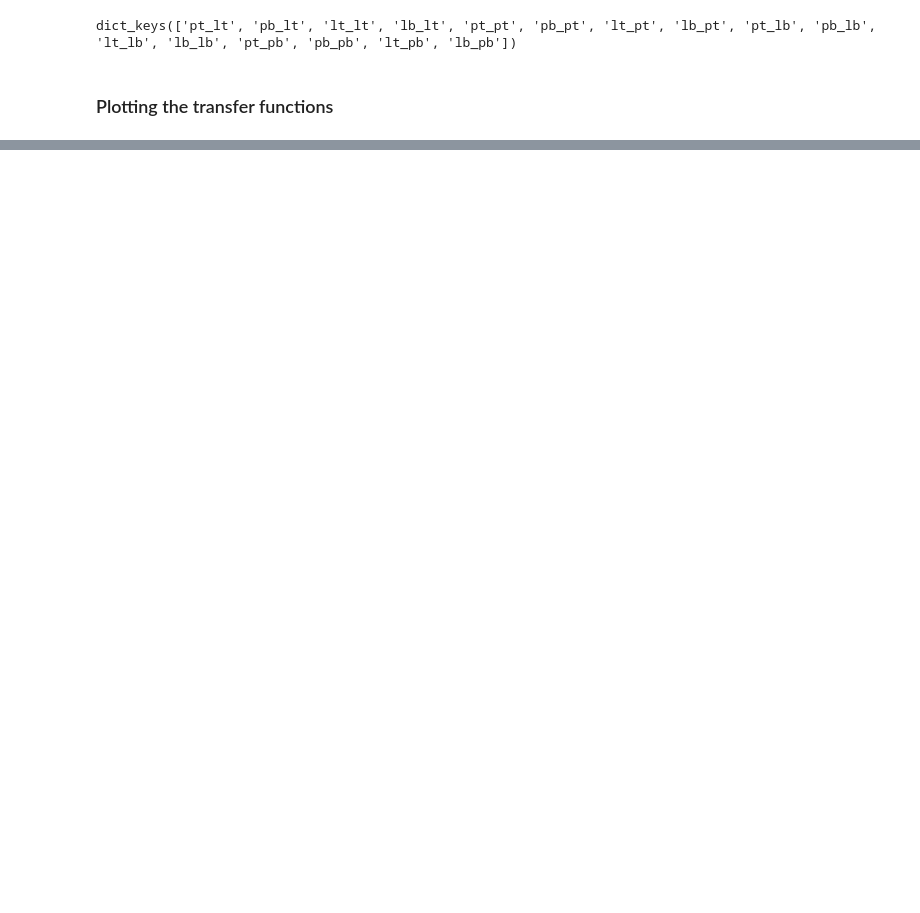
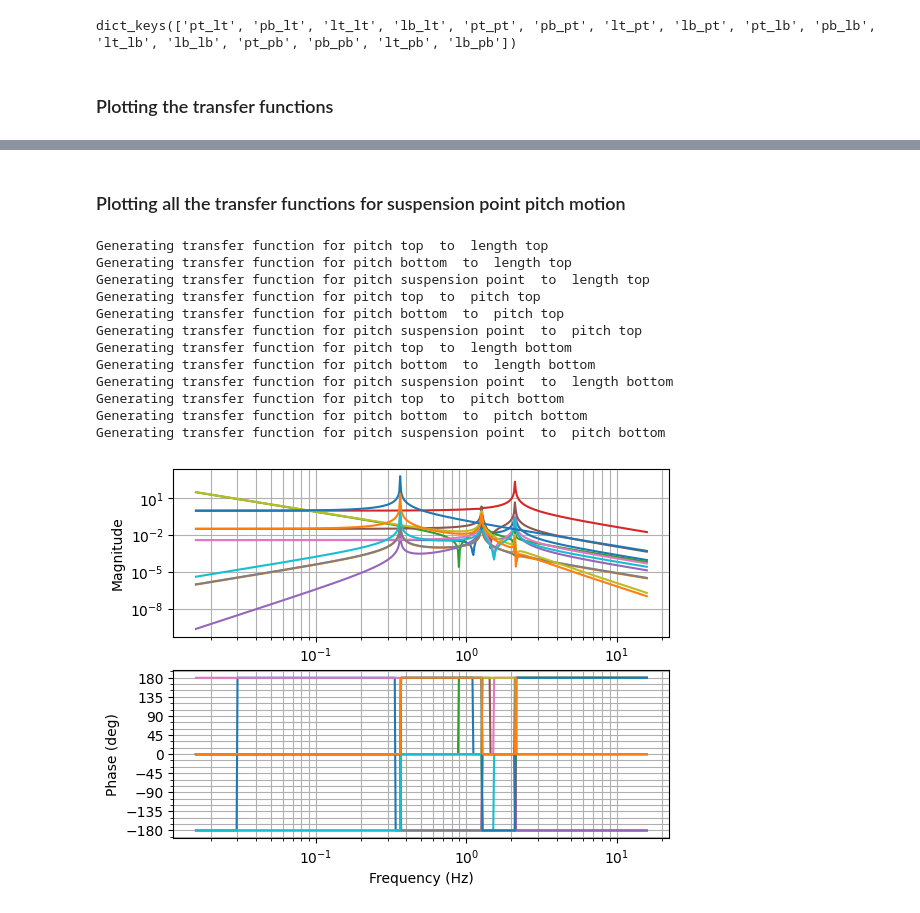
Before and after one commit to siddharth101/Double_suspension, a Jupyter notebook: Double_pendulum_combined.ipynb, the cells around one changed output, grey strips where cells are left out. Drawn from its saved outputs; the diff is of its cells as text; code cells hidden in the pictures; blank space fills up the shorter version.

```diff
--- a/Double_pendulum_combined.ipynb
+++ b/Double_pendulum_combined.ipynb
@@ -803,0 +696,19 @@ $\displaystyle \frac{1.8139031553482 \cdot 10^{-9} s^{10} + 7.78304171927887 \cd
+# %% [markdown]
+### Plotting all the transfer functions for suspension point pitch motion
+# %%
+for i in tfs_sia_inv_B_a_sus.keys():
+  plot_tfs(motion=i, tf_dict=tfs_sia_inv_B_a_sus, configuration='suspension_point')
+# %% [output]
+Generating transfer function for pitch top  to  length top
+Generating transfer function for pitch bottom  to  length top
+Generating transfer function for pitch suspension point  to  length top
+Generating transfer function for pitch top  to  pitch top
+Generating transfer function for pitch bottom  to  pitch top
+Generating transfer function for pitch suspension point  to  pitch top
+Generating transfer function for pitch top  to  length bottom
+Generating transfer function for pitch bottom  to  length bottom
+Generating transfer function for pitch suspension point  to  length bottom
+Generating transfer function for pitch top  to  pitch bottom
+Generating transfer function for pitch bottom  to  pitch bottom
+Generating transfer function for pitch suspension point  to  pitch bottom
+[figure, added]
```
Also changed, not shown: parts of 25 cells of this notebook.
